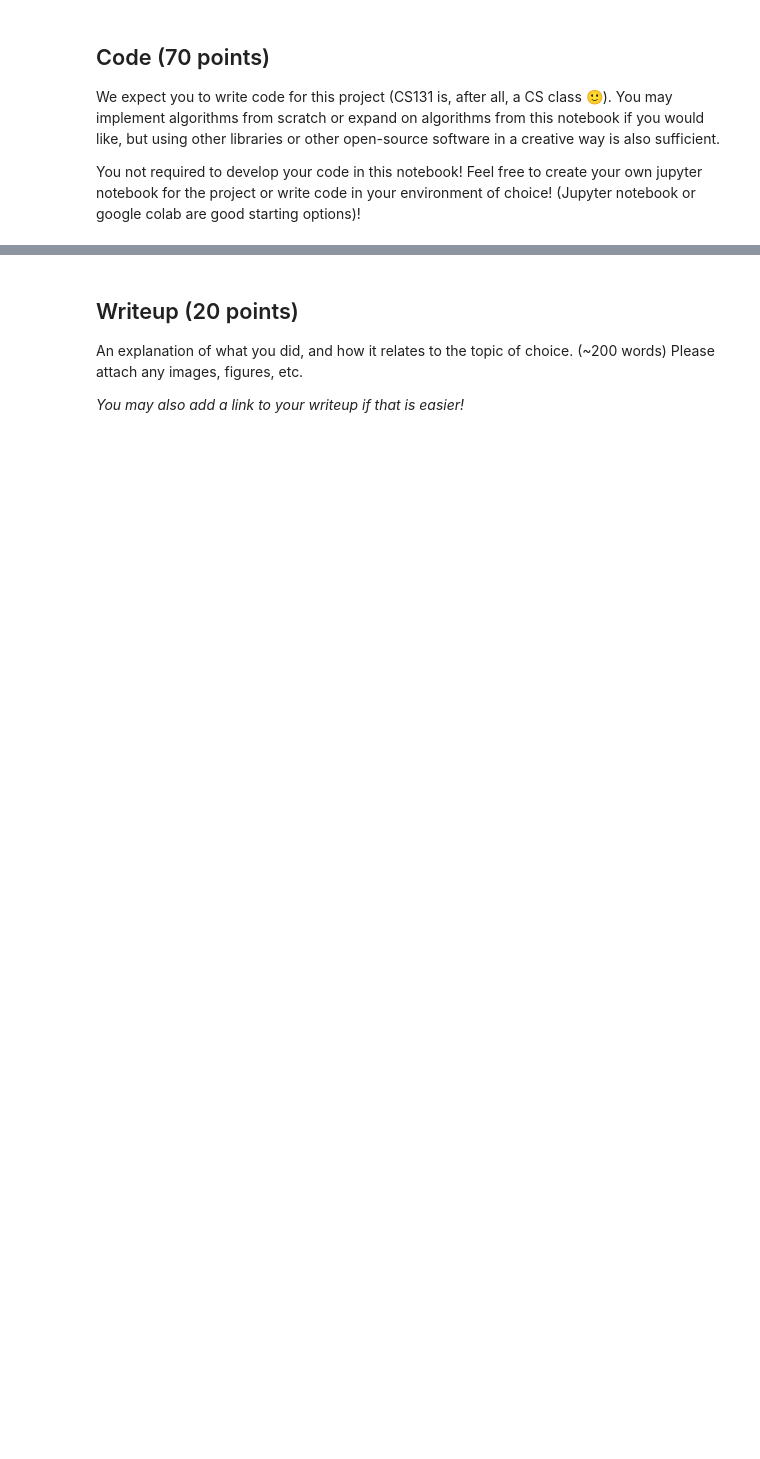
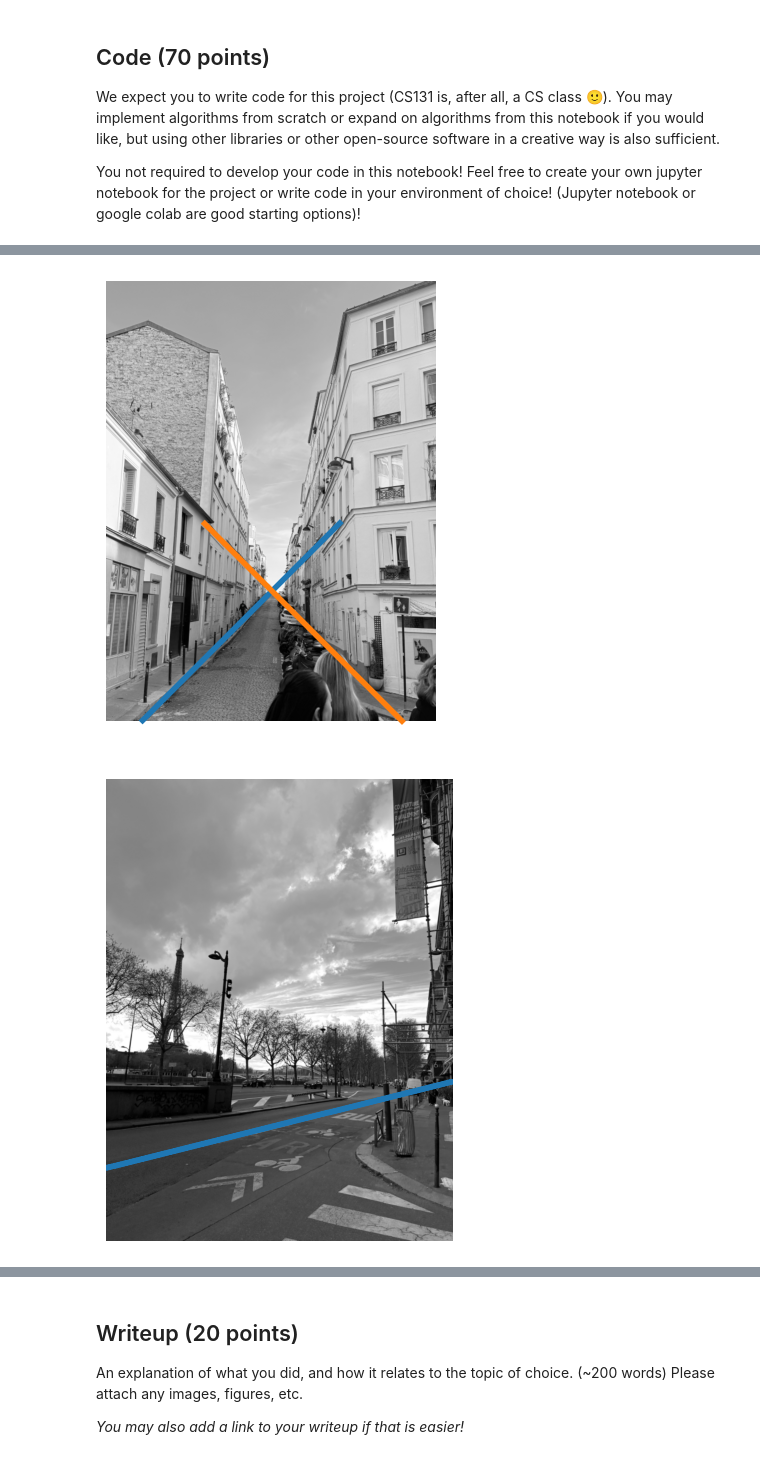
Before and after one commit to miaxiaozl/CS131, a Jupyter notebook: spring_2026/project1_release/option_B/option_b_exploration.ipynb, the cells around one changed output, grey strips where cells are left out. Saved outputs shown, nothing was run; the diff lists cells and outputs as text; code cells hidden in the pictures; blank space fills up the shorter version.

```diff
--- a/spring_2026/project1_release/option_B/option_b_exploration.ipynb
+++ b/spring_2026/project1_release/option_B/option_b_exploration.ipynb
@@ -37,0 +72,9 @@ You not required to develop your code in this notebook! Feel free to create your
+# %%
+def polygon_mask(H, W, polygon):
+    y, x = np.mgrid[:H, :W]
+    points = np.vstack((x.ravel(), y.ravel())).T
+
+    path = Path(polygon)
+    mask = path.contains_points(points)
+
+    return mask.reshape(H, W)
@@ -37,0 +233,15 @@ You not required to develop your code in this notebook! Feel free to create your
+# %%
+mont_acc, mont_rhos, mont_thetas, mont_left, mont_right = apply_hough_lines(
+    mont_img, mont_roi
+)
+
+paris_acc, paris_rhos, paris_thetas, paris_left, paris_right = apply_hough_lines(
+    paris_img, paris_roi
+)
+
+kyoto_acc, kyoto_rhos, kyoto_thetas, kyoto_left, kyoto_right = apply_hough_lines(
+    kyoto_img, kyoto_roi
+)
+# %% [output]
+[figure, added]
+[figure, added]
```
Also changed, not shown: parts of 12 cells of this notebook.
